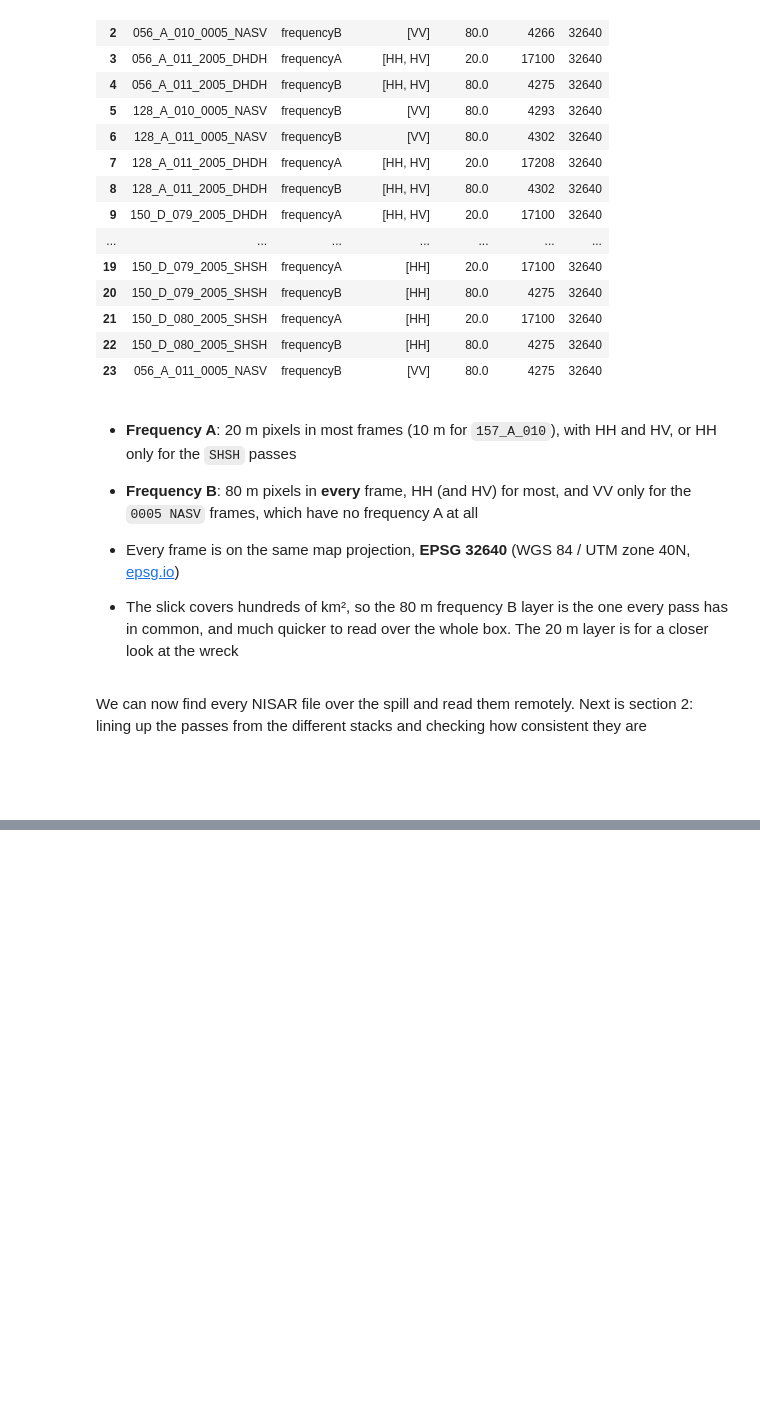
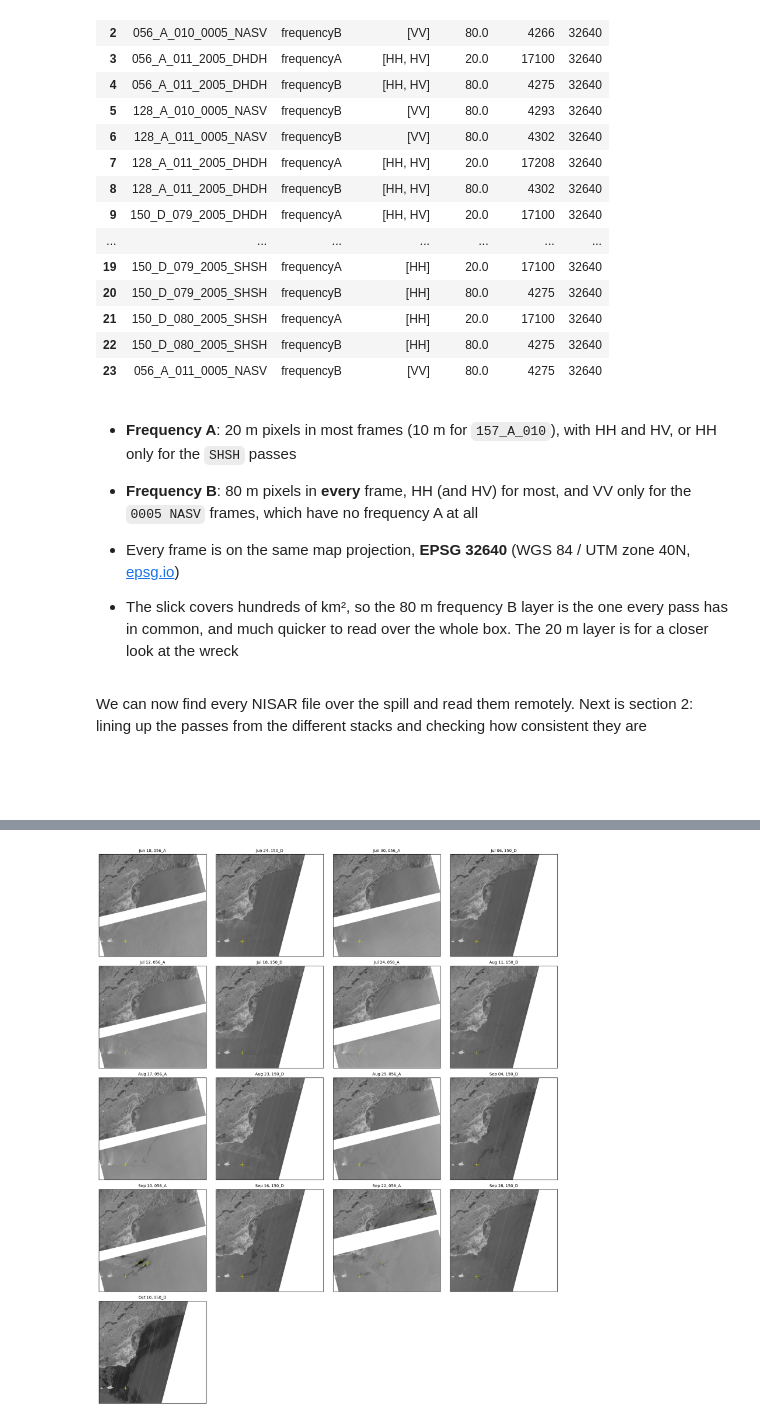
Before and after one commit to danesheppard/PanoptiCrew-NASA-Hackathon-2026, a Jupyter notebook: dataScience/notebooks/case4.ipynb, the cells around one changed output, grey strips where cells are left out. Drawn from its saved outputs; the diff is of its cells as text; code cells hidden in the pictures; blank space fills up the shorter version.

```diff
--- a/dataScience/notebooks/case4.ipynb
+++ b/dataScience/notebooks/case4.ipynb
@@ -339,0 +935,9 @@ We can now find every NISAR file over the spill and read them remotely. Next is
+# %%
+# every pass over the wreck, read once and saved
+sea_db = {}
+for p in wreck_passes.itertuples():
+    path = CACHE / f"pass_{p.stack_id}_{p.date:%Y%m%d}.npy"
+    if not path.exists():
+        np.save(path, read_pass(p.stack_id, p.date))
+    sea_db[(p.date, p.stack_id)] = np.load(path)
+len(sea_db)
@@ -339,0 +1029,16 @@ We can now find every NISAR file over the spill and read them remotely. Next is
+# %%
+# slick on every pass: area, sea seen, and where the slick sits compared with the wreck
+wx, wy = to_utm.transform(wreck.x, wreck.y)
+rows = []
+slicks = {}
+for (date, stack_id), db in sorted(sea_db.items()):
+    slick, contrast, sea = find_slick(db)
+    slicks[(date, stack_id)] = slick
+    ys, xs = np.nonzero(slick)
+    far = np.hypot(grid_x[xs] - wx, grid_y[ys] - wy).max() / 1000 if len(xs) else 0
+    rows.append({"date": date, "stack_id": stack_id, "sea_seen_km2": round(sea.sum() * PIXEL_KM2),
+                 "slick_km2": round(slick.sum() * PIXEL_KM2, 1), "farthest_from_wreck_km": round(far, 1),
+                 "centre_east_km": round((grid_x[xs].mean() - wx) / 1000, 1) if len(xs) else np.nan,
+                 "centre_north_km": round((grid_y[ys].mean() - wy) / 1000, 1) if len(xs) else np.nan})
+slick_table = pd.DataFrame(rows)
+slick_table
@@ -339,0 +1064,18 @@ We can now find every NISAR file over the spill and read them remotely. Next is
+# %%
+# slick (red) over the radar image for every pass, the yellow cross is the wreck
+ncols = 4
+nrows = int(np.ceil(len(sea_db) / ncols))
+fig, axes = plt.subplots(nrows, ncols, figsize=(4.2 * ncols, 4 * nrows))
+extent = [grid_x[0], grid_x[-1], grid_y[-1], grid_y[0]]
+for ax, ((date, stack_id), db) in zip(axes.flat, sorted(sea_db.items())):
+    ax.imshow(db, extent=extent, cmap="gray", vmin=-30, vmax=0)
+    ax.imshow(np.where(slicks[(date, stack_id)], 1.0, np.nan), extent=extent, cmap="Reds", vmin=0, vmax=1)
+    ax.plot(wx, wy, "y+", markersize=10)
+    ax.set_title(f"{date:%b %d}, {stack_id}", fontsize=10)
+    ax.set_xticks([]); ax.set_yticks([])
+for ax in axes.flat[len(sea_db):]:
+    ax.axis("off")
+plt.tight_layout()
+plt.show()
+# %% [output]
+[figure, added]
```
Also changed, not shown: parts of 53 cells of this notebook.
